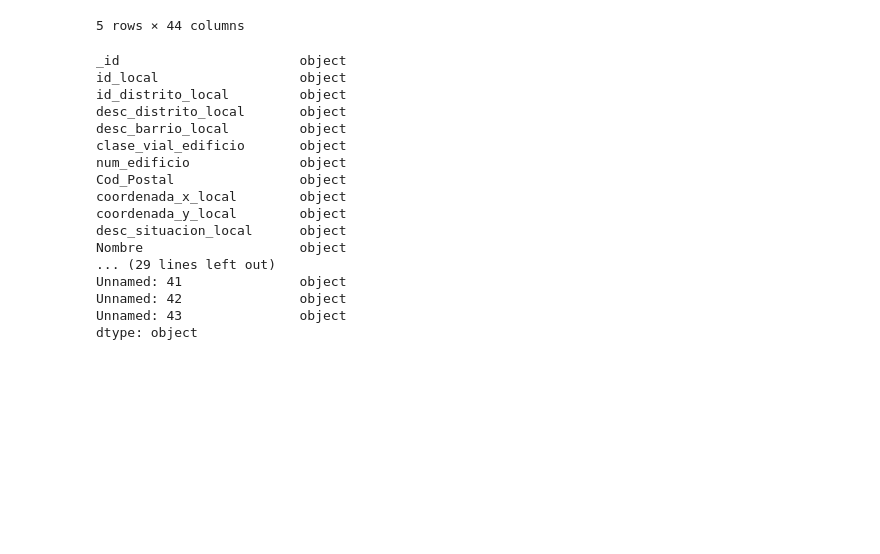
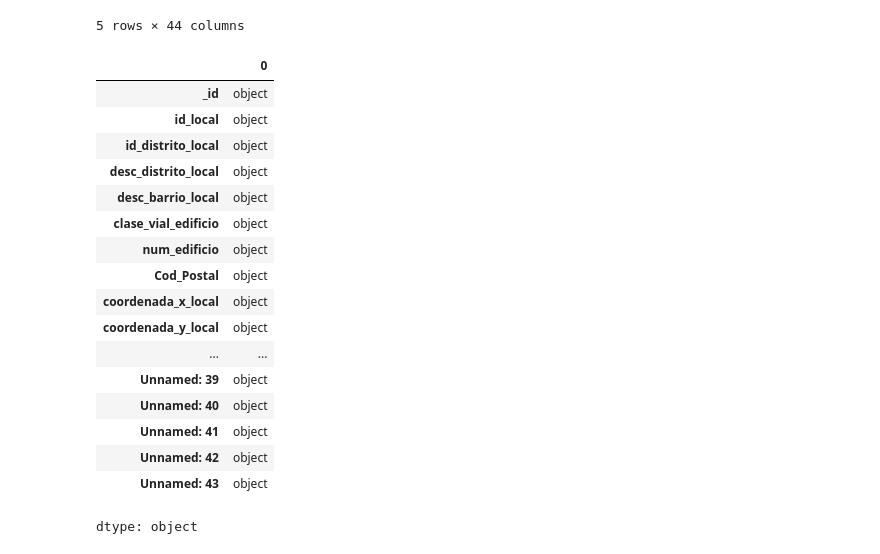
Before and after one commit to Merenguimona/act_2, a Jupyter notebook: notebook/Actividad_2.ipynb, the cells around one changed output. Saved outputs shown, nothing was run; the diff lists cells and outputs as text; code cells hidden in the pictures; blank space fills up the shorter version.

```diff
--- a/notebook/Actividad_2.ipynb
+++ b/notebook/Actividad_2.ipynb
@@ -277,25 +277,26 @@ madrid.head()
 | 4 | 36 | 40002021 | 4 | SALAMANCA | GUINDALERA | CALLE | ... |
 5 rows × 44 columns
 # %%
-# Se comprueba que los datos sean de tipo string
-print(madrid.dtypes)
+# Se comprueba que los datos no sean numéricos
+madrid.dtypes
 # %% [output]
+|  | 0 |
+| _id | object |
+| id_local | object |
+| id_distrito_local | object |
+| desc_distrito_local | object |
+| desc_barrio_local | object |
+| clase_vial_edificio | object |
+| num_edificio | object |
+| Cod_Postal | object |
+| coordenada_x_local | object |
+| coordenada_y_local | object |
+| ... | ... |
+| Unnamed: 39 | object |
+| Unnamed: 40 | object |
+| Unnamed: 41 | object |
+| Unnamed: 42 | object |
+| Unnamed: 43 | object |
-_id                       object
-id_local                  object
-id_distrito_local         object
-desc_distrito_local       object
-desc_barrio_local         object
-clase_vial_edificio       object
-num_edificio              object
-Cod_Postal                object
-coordenada_x_local        object
-coordenada_y_local        object
-desc_situacion_local      object
-Nombre                    object
-... (29 lines left out)
-Unnamed: 41               object
-Unnamed: 42               object
-Unnamed: 43               object
 dtype: object
 # %%
 #Comprobaciones
```
Also changed, not shown: parts of 2 cells of this notebook.
